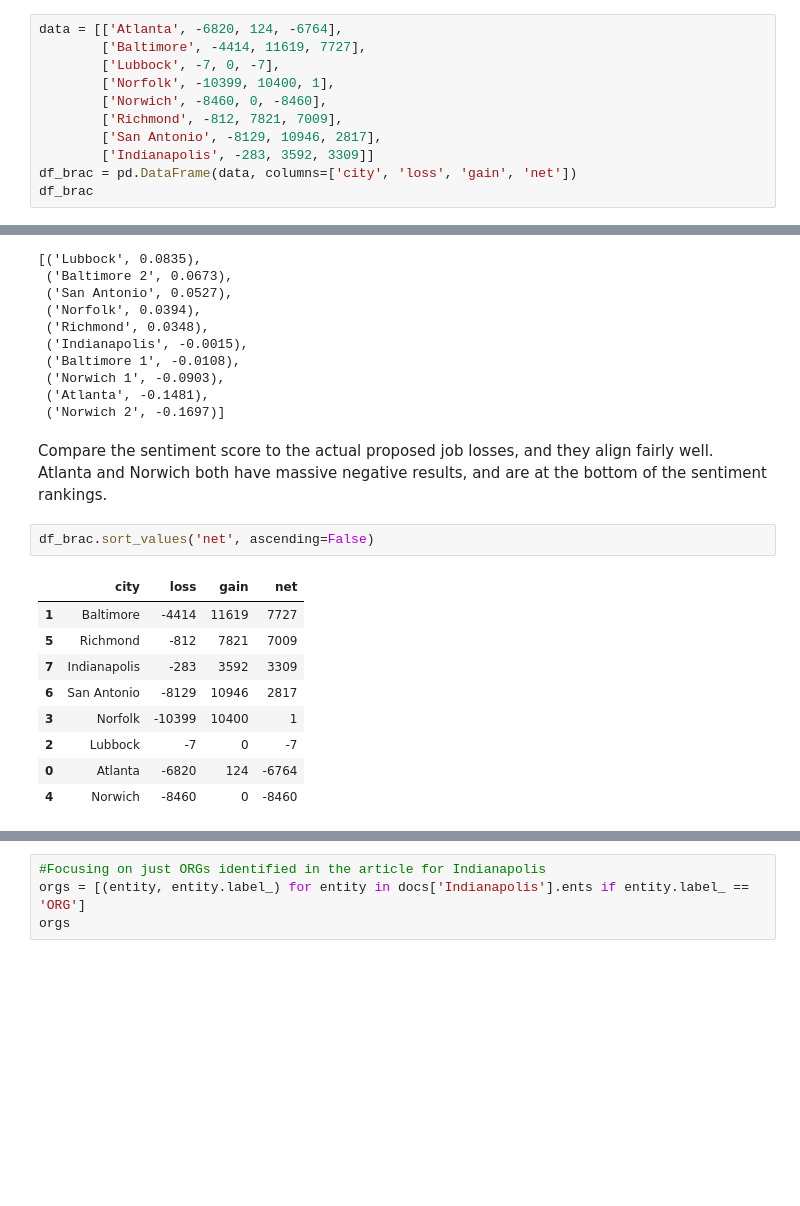
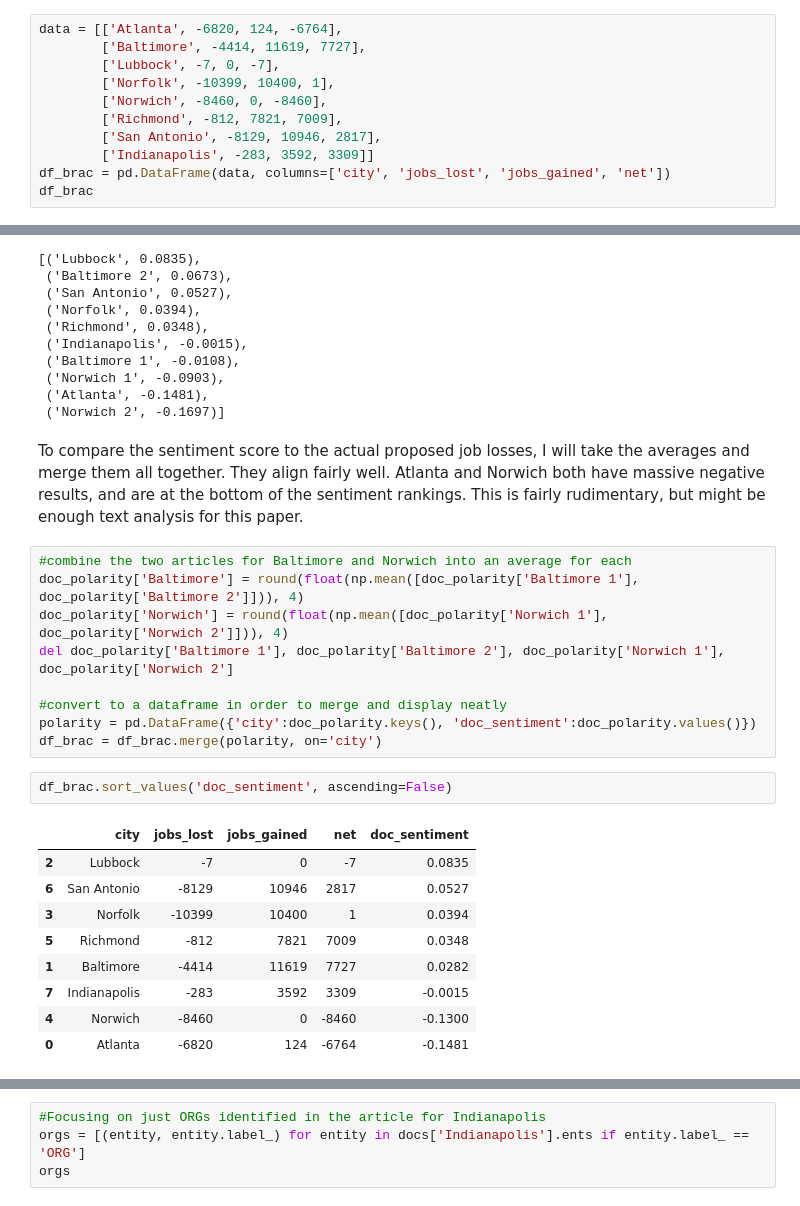
Before and after one commit to levyjeff/brac-sentiment, a Jupyter notebook: brac.ipynb, the cells around one changed output, grey strips where cells are left out. Drawn from its saved outputs; the diff is of its cells as text; blank space fills up the shorter version.

```diff
--- a/brac.ipynb
+++ b/brac.ipynb
@@ -22,6 +22,6 @@ data = [['Atlanta', -6820, 124, -6764],
         ['Richmond', -812, 7821, 7009],
         ['San Antonio', -8129, 10946, 2817],
         ['Indianapolis', -283, 3592, 3309]]
-df_brac = pd.DataFrame(data, columns=['city', 'loss', 'gain', 'net'])
+df_brac = pd.DataFrame(data, columns=['city', 'jobs_lost', 'jobs_gained', 'net'])
 df_brac
 # %% [output]
@@ -133,19 +133,28 @@ Overall sentiment (higher = more positive)
  ('Atlanta', -0.1481),
  ('Norwich 2', -0.1697)]
 # %% [markdown]
-Compare the sentiment score to the actual proposed job losses, and they align fairly well. Atlanta and Norwich both have massive negative results, and are at the bottom of the sentiment rankings.
+To compare the sentiment score to the actual proposed job losses, I will take the averages and merge them all together. They align fairly well. Atlanta and Norwich both have massive negative results, and are at the bottom of the sentiment rankings. This is fairly rudimentary, but might be enough text analysis for this paper.
+# %%
+#combine the two articles for Baltimore and Norwich into an average for each
+doc_polarity['Baltimore'] = round(float(np.mean([doc_polarity['Baltimore 1'], doc_polarity['Baltimore 2']])), 4)
+doc_polarity['Norwich'] = round(float(np.mean([doc_polarity['Norwich 1'], doc_polarity['Norwich 2']])), 4)
+del doc_polarity['Baltimore 1'], doc_polarity['Baltimore 2'], doc_polarity['Norwich 1'], doc_polarity['Norwich 2']
+
+#convert to a dataframe in order to merge and display neatly
+polarity = pd.DataFrame({'city':doc_polarity.keys(), 'doc_sentiment':doc_polarity.values()})
+df_brac = df_brac.merge(polarity, on='city')
 # %%
-df_brac.sort_values('net', ascending=False)
+df_brac.sort_values('doc_sentiment', ascending=False)
 # %% [output]
-|  | city | loss | gain | net |
-| 1 | Baltimore | -4414 | 11619 | 7727 |
-| 5 | Richmond | -812 | 7821 | 7009 |
-| 7 | Indianapolis | -283 | 3592 | 3309 |
-| 6 | San Antonio | -8129 | 10946 | 2817 |
-| 3 | Norfolk | -10399 | 10400 | 1 |
-| 2 | Lubbock | -7 | 0 | -7 |
-| 0 | Atlanta | -6820 | 124 | -6764 |
-| 4 | Norwich | -8460 | 0 | -8460 |
+|  | city | jobs_lost | jobs_gained | net | doc_sentiment |
+| 2 | Lubbock | -7 | 0 | -7 | 0.0835 |
+| 6 | San Antonio | -8129 | 10946 | 2817 | 0.0527 |
+| 3 | Norfolk | -10399 | 10400 | 1 | 0.0394 |
+| 5 | Richmond | -812 | 7821 | 7009 | 0.0348 |
+| 1 | Baltimore | -4414 | 11619 | 7727 | 0.0282 |
+| 7 | Indianapolis | -283 | 3592 | 3309 | -0.0015 |
+| 4 | Norwich | -8460 | 0 | -8460 | -0.1300 |
+| 0 | Atlanta | -6820 | 124 | -6764 | -0.1481 |
 # %% [markdown]
 # Exploring sentiment about specific topics
 
```
Also changed, not shown: parts of 12 cells of this notebook, 1 other file.
